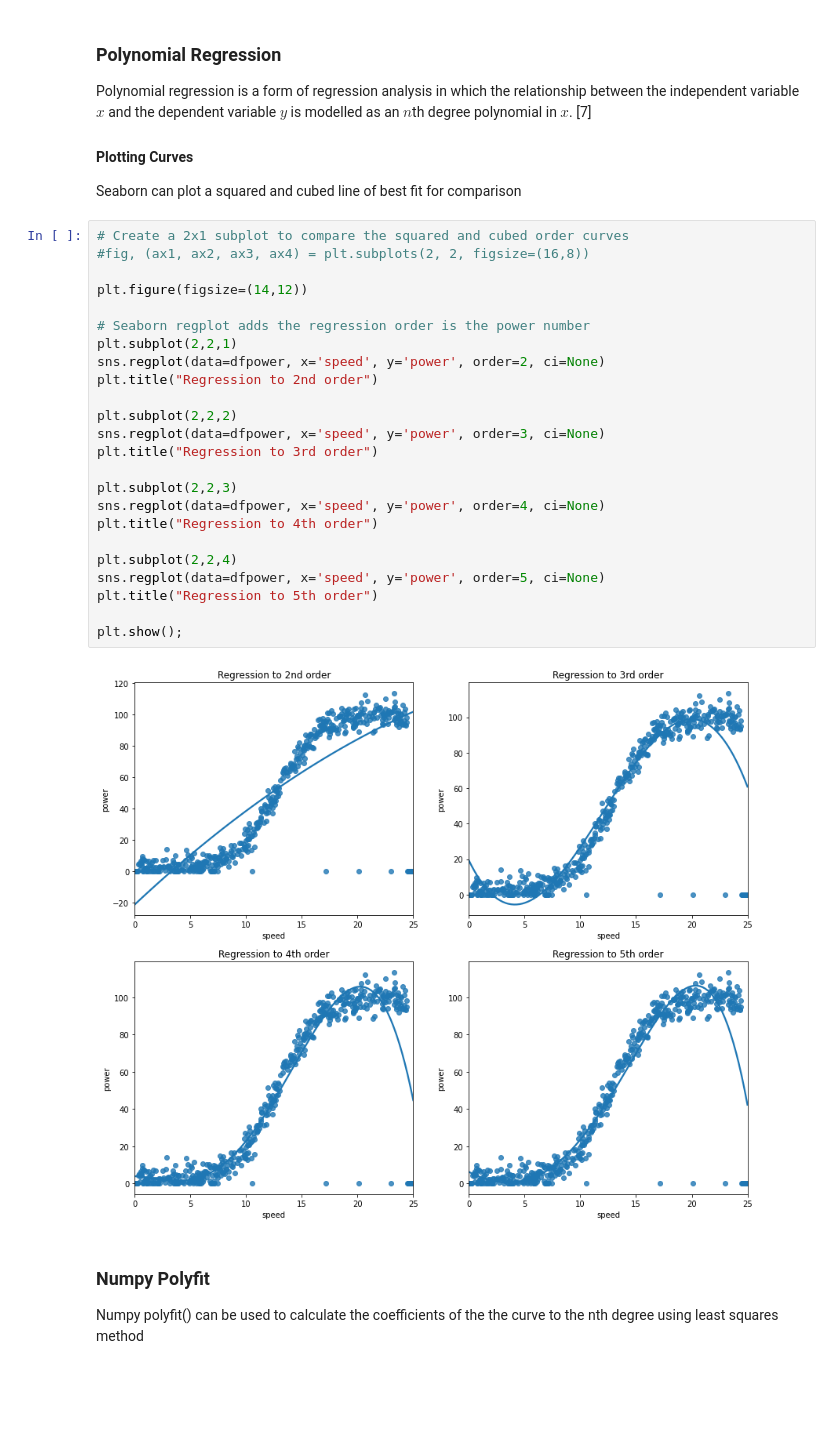
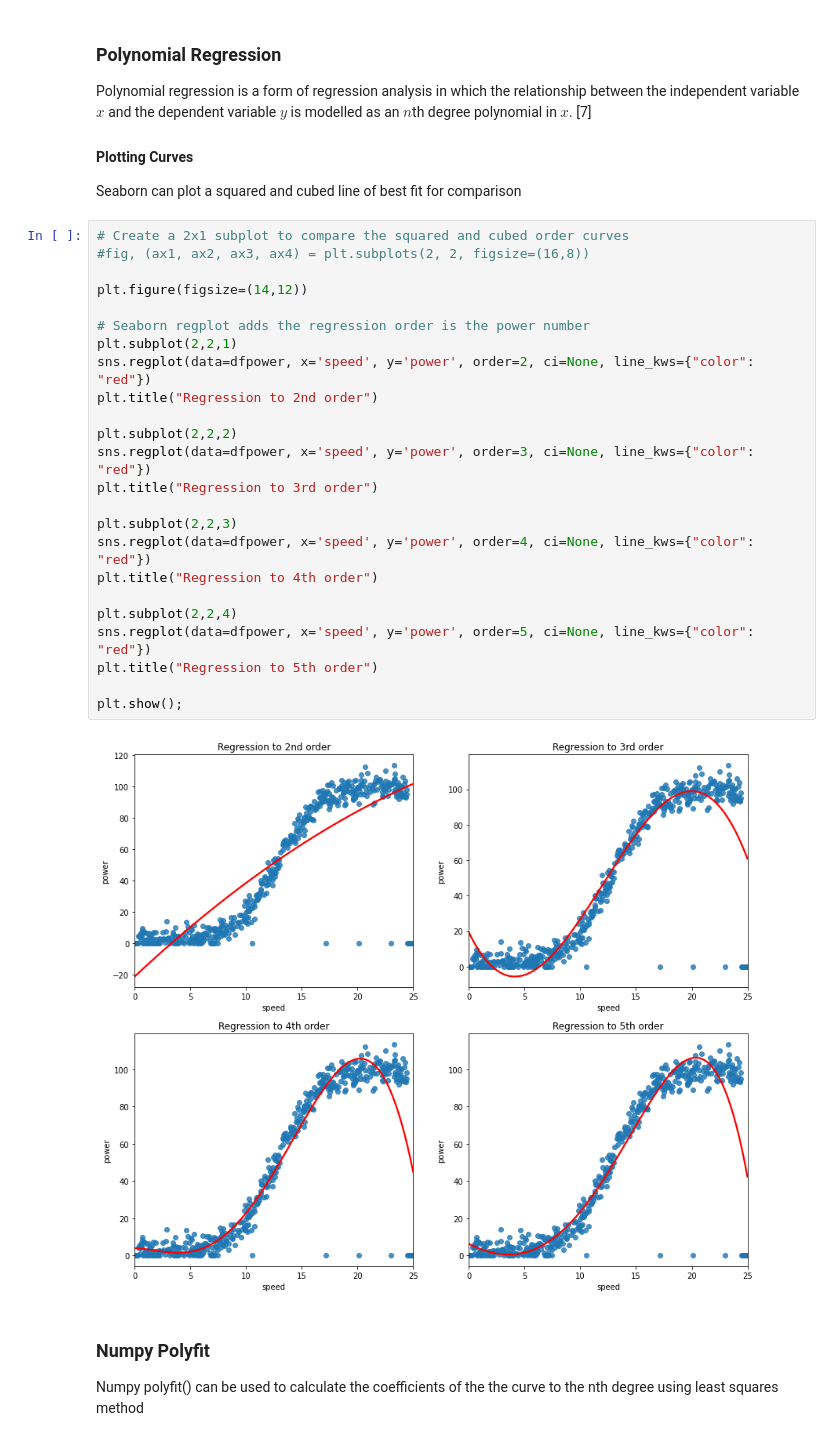
Before and after one commit to killfoley/fundamentalsofDA_project, a Jupyter notebook: Project.ipynb, the cells around one changed output. Drawn from its saved outputs; the diff is of its cells as text; blank space fills up the shorter version.

```diff
--- a/Project.ipynb
+++ b/Project.ipynb
@@ -237,29 +237,29 @@ Seaborn can plot a squared and cubed line of best fit for comparison
 # %%
 # Create a 2x1 subplot to compare the squared and cubed order curves
 #fig, (ax1, ax2, ax3, ax4) = plt.subplots(2, 2, figsize=(16,8))
 
 plt.figure(figsize=(14,12))
 
 # Seaborn regplot adds the regression order is the power number
 plt.subplot(2,2,1)
-sns.regplot(data=dfpower, x='speed', y='power', order=2, ci=None)
+sns.regplot(data=dfpower, x='speed', y='power', order=2, ci=None, line_kws={"color": "red"})
 plt.title("Regression to 2nd order")
 
 plt.subplot(2,2,2)
-sns.regplot(data=dfpower, x='speed', y='power', order=3, ci=None)
+sns.regplot(data=dfpower, x='speed', y='power', order=3, ci=None, line_kws={"color": "red"})
 plt.title("Regression to 3rd order")
 
 plt.subplot(2,2,3)
-sns.regplot(data=dfpower, x='speed', y='power', order=4, ci=None)
+sns.regplot(data=dfpower, x='speed', y='power', order=4, ci=None, line_kws={"color": "red"})
 plt.title("Regression to 4th order")
 
 plt.subplot(2,2,4)
-sns.regplot(data=dfpower, x='speed', y='power', order=5, ci=None)
+sns.regplot(data=dfpower, x='speed', y='power', order=5, ci=None, line_kws={"color": "red"})
 plt.title("Regression to 5th order")
 
 plt.show();
 # %% [output]
-[figure, old version]
+[figure, new version]
 # %% [markdown]
 ### Numpy Polyfit
 Numpy polyfit() can be used to calculate the coefficients of the the curve to the nth degree using least squares method
```
Also changed, not shown: parts of 14 cells of this notebook.
